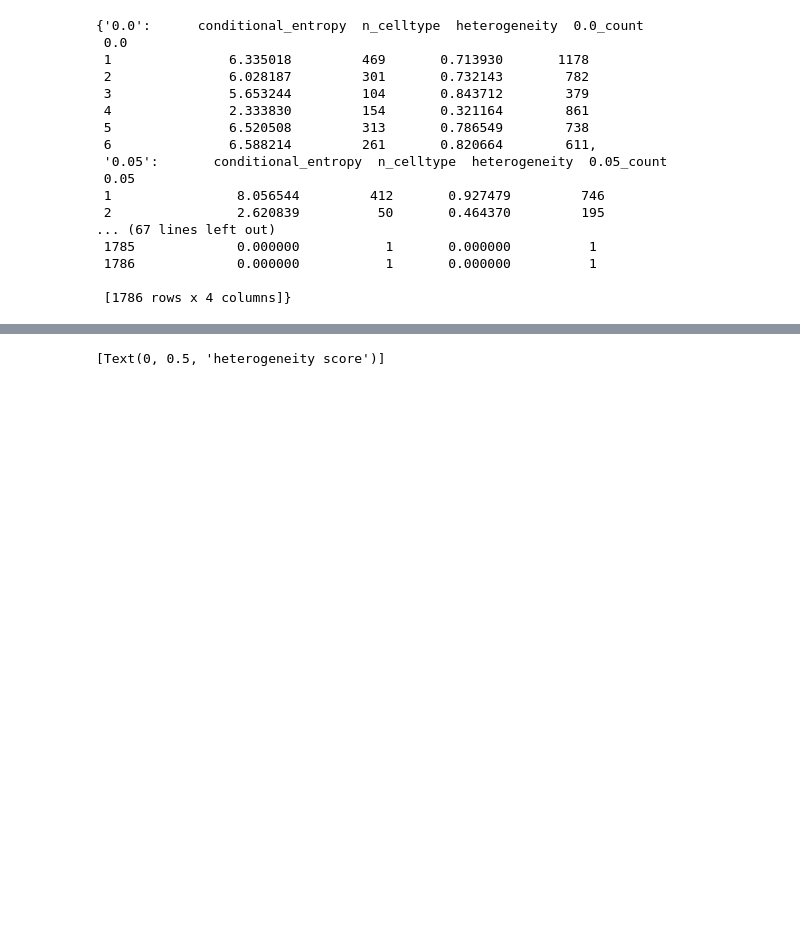
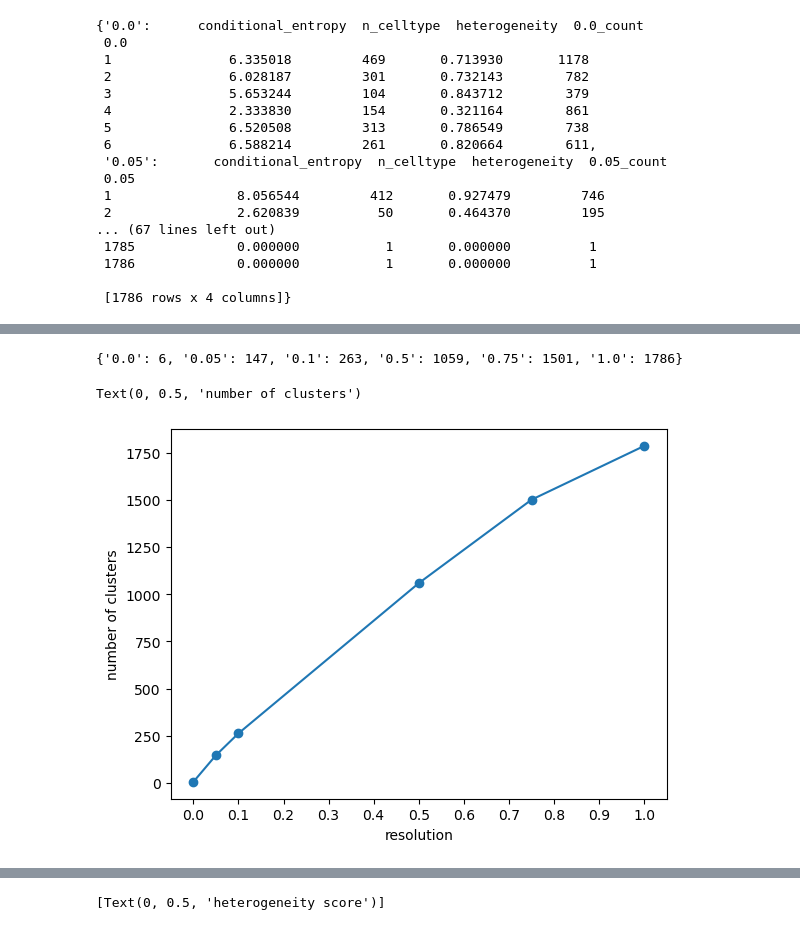
Before and after one commit to Gutierrez-lab/oviIN-analyses-gabrielle, a Jupyter notebook: modular_sandbox.ipynb, the cells around one changed output, grey strips where cells are left out. Drawn from its saved outputs; the diff is of its cells as text; code cells hidden in the pictures; blank space fills up the shorter version.

```diff
--- a/modular_sandbox.ipynb
+++ b/modular_sandbox.ipynb
@@ -425,0 +630,25 @@ Int64Index([1, 2, 3, 4, 5, 6], dtype='int64', name='0.0')
+# %%
+cluster_counts = {chi: len(cluster_celltype_het_dfs[chi]) for chi in chi_values}
+cluster_counts
+# %% [output]
+{'0.0': 6, '0.05': 147, '0.1': 263, '0.5': 1059, '0.75': 1501, '1.0': 1786}
+# %%
+import numpy as np
+import matplotlib.pyplot as plt
+
+
+# turn keys into floats
+cluster_counts = {float(k): v for k,v in cluster_counts.items()}
+cluster_counts
+
+# plot cluster counts for each resolution with x values spaced according to the resolution values
+fig, ax = plt.subplots()
+
+xvals = np.arange(0,1.05,0.1)
+ax.set_xticks(xvals)
+ax.plot(cluster_counts.keys(), cluster_counts.values(), marker='o')
+ax.set_xlabel('resolution')
+ax.set_ylabel('number of clusters')
+# %% [output]
+Text(0, 0.5, 'number of clusters')
+[figure, added]
```
Also changed, not shown: parts of 24 cells of this notebook.
